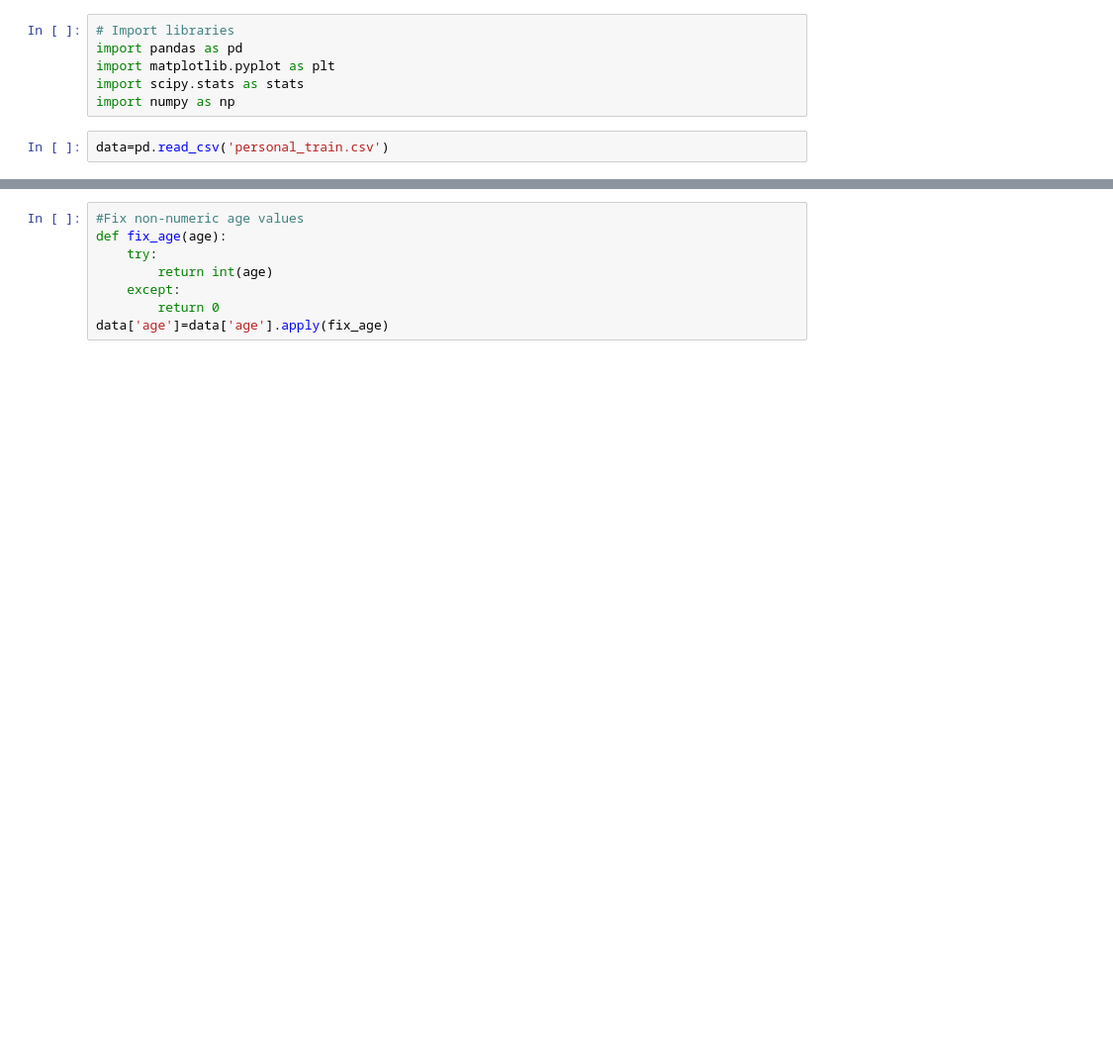
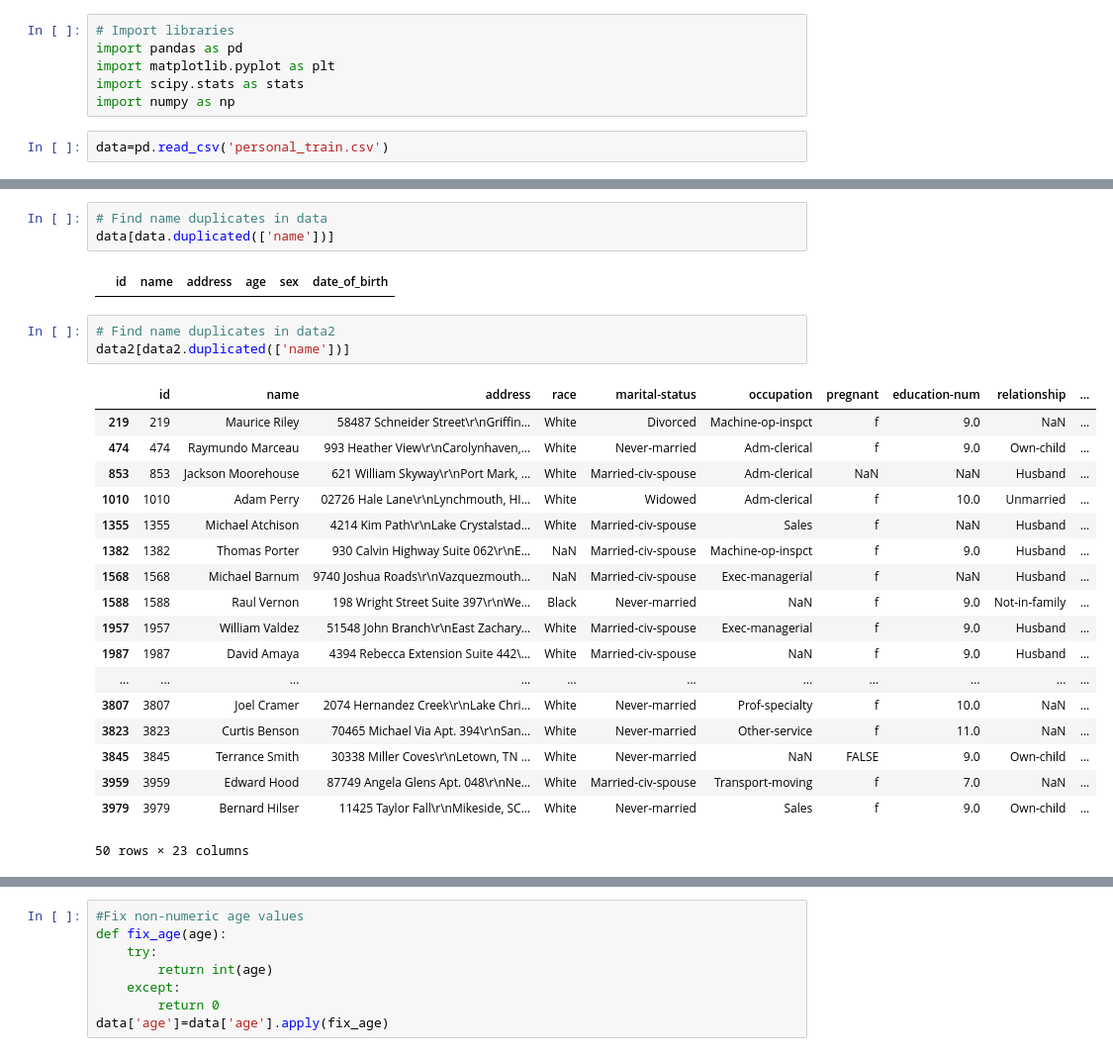
Before and after one commit to gyurix/IAU, a Jupyter notebook: iau.ipynb, the cells around one changed output, grey strips where cells are left out. Shown at 99% size. Drawn from its saved outputs; the diff is of its cells as text; blank space fills up the shorter version.

```diff
--- a/iau.ipynb
+++ b/iau.ipynb
@@ -8,0 +153,27 @@ data=pd.read_csv('personal_train.csv')
+# %%
+# Find name duplicates in data
+data[data.duplicated(['name'])]
+# %% [output]
+|  | id | name | address | age | sex | date_of_birth |
+# %%
+# Find name duplicates in data2
+data2[data2.duplicated(['name'])]
+# %% [output]
+|  | id | name | address | race | marital-status | occupation | pregnant | education-num | relationship | ... |
+| 219 | 219 | Maurice Riley | 58487 Schneider Street\r\nGriffin... | White | Divorced | Machine-op-inspct | f | 9.0 | NaN | ... |
+| 474 | 474 | Raymundo Marceau | 993 Heather View\r\nCarolynhaven,... | White | Never-married | Adm-clerical | f | 9.0 | Own-child | ... |
+| 853 | 853 | Jackson Moorehouse | 621 William Skyway\r\nPort Mark, ... | White | Married-civ-spouse | Adm-clerical | NaN | NaN | Husband | ... |
+| 1010 | 1010 | Adam Perry | 02726 Hale Lane\r\nLynchmouth, HI... | White | Widowed | Adm-clerical | f | 10.0 | Unmarried | ... |
+| 1355 | 1355 | Michael Atchison | 4214 Kim Path\r\nLake Crystalstad... | White | Married-civ-spouse | Sales | f | NaN | Husband | ... |
+| 1382 | 1382 | Thomas Porter | 930 Calvin Highway Suite 062\r\nE... | NaN | Married-civ-spouse | Machine-op-inspct | f | 9.0 | Husband | ... |
+| 1568 | 1568 | Michael Barnum | 9740 Joshua Roads\r\nVazquezmouth... | NaN | Married-civ-spouse | Exec-managerial | f | NaN | Husband | ... |
+| 1588 | 1588 | Raul Vernon | 198 Wright Street Suite 397\r\nWe... | Black | Never-married | NaN | f | 9.0 | Not-in-family | ... |
+| 1957 | 1957 | William Valdez | 51548 John Branch\r\nEast Zachary... | White | Married-civ-spouse | Exec-managerial | f | 9.0 | Husband | ... |
+| 1987 | 1987 | David Amaya | 4394 Rebecca Extension Suite 442\... | White | Married-civ-spouse | NaN | f | 9.0 | Husband | ... |
+| ... | ... | ... | ... | ... | ... | ... | ... | ... | ... | ... |
+| 3807 | 3807 | Joel Cramer | 2074 Hernandez Creek\r\nLake Chri... | White | Never-married | Prof-specialty | f | 10.0 | NaN | ... |
+| 3823 | 3823 | Curtis Benson | 70465 Michael Via Apt. 394\r\nSan... | White | Never-married | Other-service | f | 11.0 | NaN | ... |
+| 3845 | 3845 | Terrance Smith | 30338 Miller Coves\r\nLetown, TN ... | White | Never-married | NaN | FALSE | 9.0 | Own-child | ... |
+| 3959 | 3959 | Edward Hood | 87749 Angela Glens Apt. 048\r\nNe... | White | Married-civ-spouse | Transport-moving | f | 7.0 | NaN | ... |
+| 3979 | 3979 | Bernard Hilser | 11425 Taylor Fall\r\nMikeside, SC... | White | Never-married | Sales | f | 9.0 | Own-child | ... |
+50 rows × 23 columns
```
Also changed, not shown: parts of 25 cells of this notebook.
